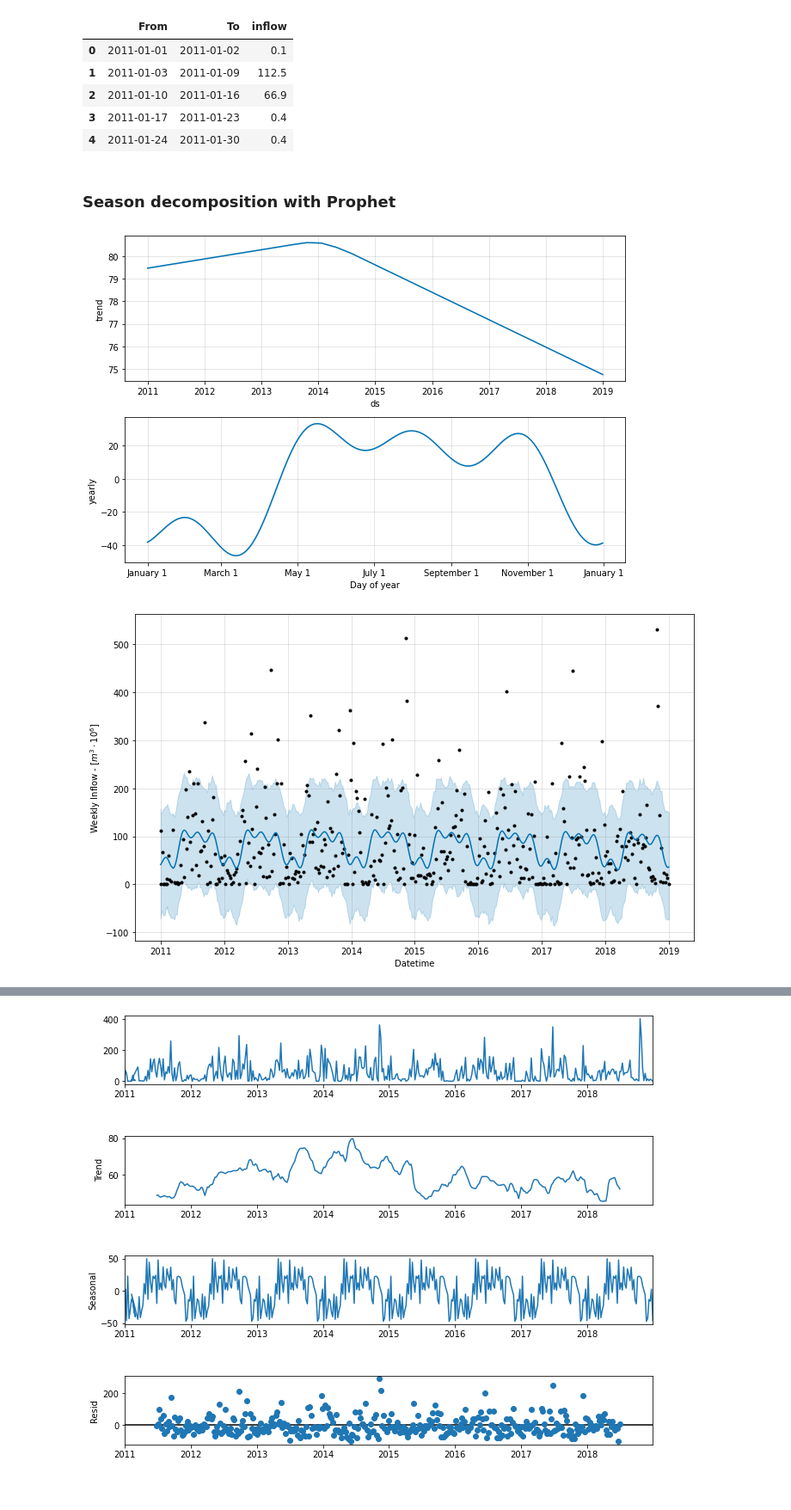
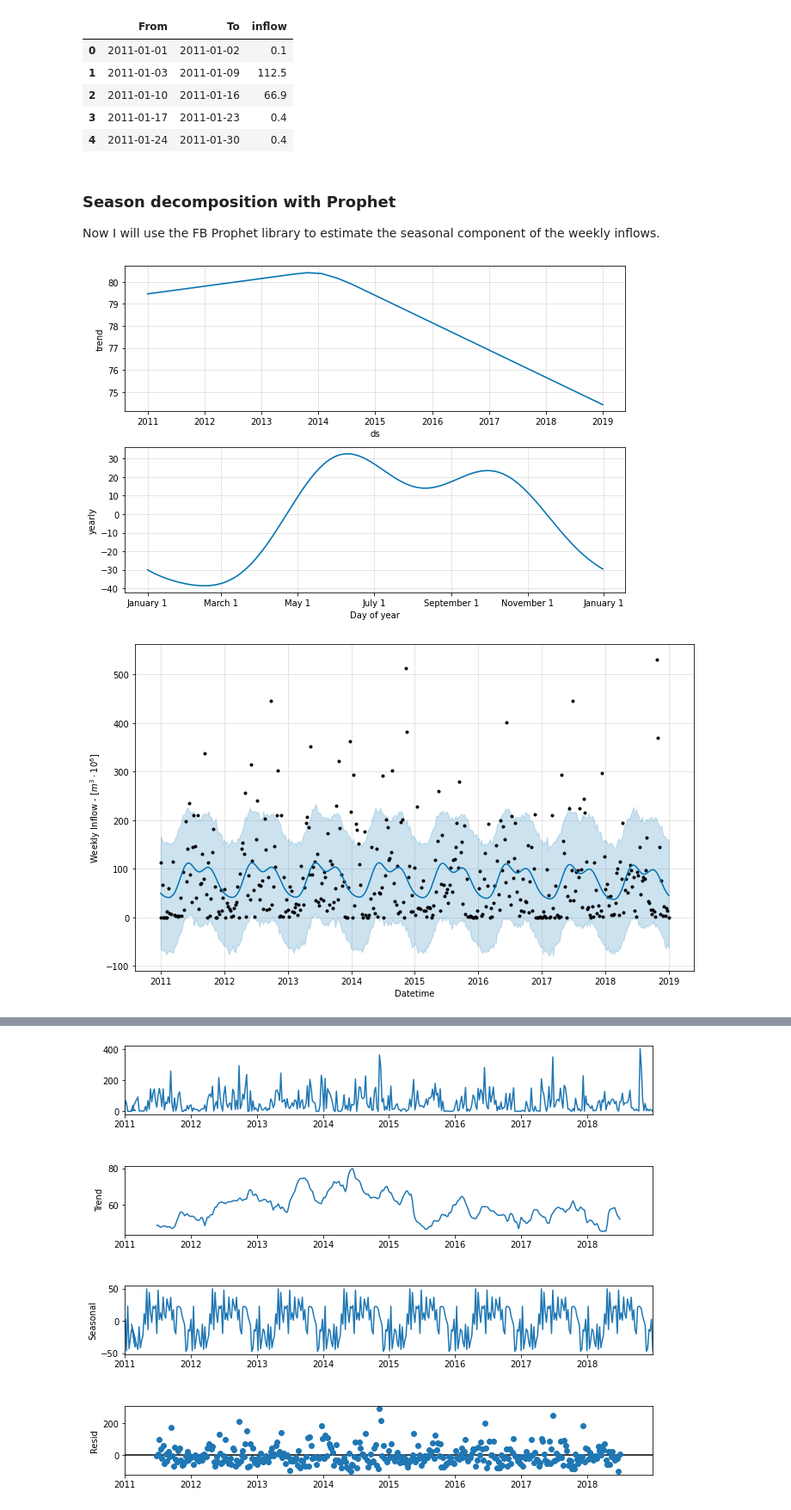
Before and after one commit to francescovidaich964/Como_lake, a Jupyter notebook: Como_Lake_test.ipynb, the cells around one changed output, grey strips where cells are left out. Shown: that part at 86% size. Saved outputs shown, nothing was run; the diff lists cells and outputs as text; code cells hidden in the pictures.

```diff
--- a/Como_Lake_test.ipynb
+++ b/Como_Lake_test.ipynb
@@ -187,30 +192,31 @@ inflow_df.head()
 | 2 | 2011-01-10 | 2011-01-16 | 66.9 |
 | 3 | 2011-01-17 | 2011-01-23 | 0.4 |
 | 4 | 2011-01-24 | 2011-01-30 | 0.4 |
-# %% [markdown]
-### Season decomposition with Prophet
+# %% [markdown]
+### Season decomposition with Prophet
+Now I will use the FB Prophet library to estimate the seasonal component of the weekly inflows.
 # %%
-from fbprophet import Prophet
-import fbprophet.plot as fbp
-
 # format data to be compatible with the library
-inflow_test = full_df[['From','inflow']]
+inflow_test = inflow_df[['From','inflow']]
 inflow_test.columns = ['ds','y']
 
+# Remove data from half 2013 to half 2014 (different behaviour)
+#inflow_test = inflow_test.drop(inflow_test[130:180].index, axis=0)
+
 # Find seasonality (fit it using fourier series of given order)
-model = Prophet(yearly_seasonality = 4,
+model = Prophet(yearly_seasonality = 3,
                 weekly_seasonality = False,
                 daily_seasonality  = False)
 model.fit(inflow_test)
 
 # Build estimated inflows
 inflow_estim = model.predict()
 
 # Plot fitted components
 model.plot_components(inflow_estim)
 plt.show()
 # %% [output]
-[figure, old version]
+[figure, new version]
 # %%
 # Plot the estimated inflow
 model.plot(inflow_estim)
@@ -220,4 +226,4 @@ plt.show()
 
 # useful data is in inflow_estim[['ds', 'yhat', 'yhat_lower', 'yhat_upper']]
 # %% [output]
-[figure, old version]
+[figure, new version]
```
Also changed, not shown: parts of 7 cells of this notebook.
